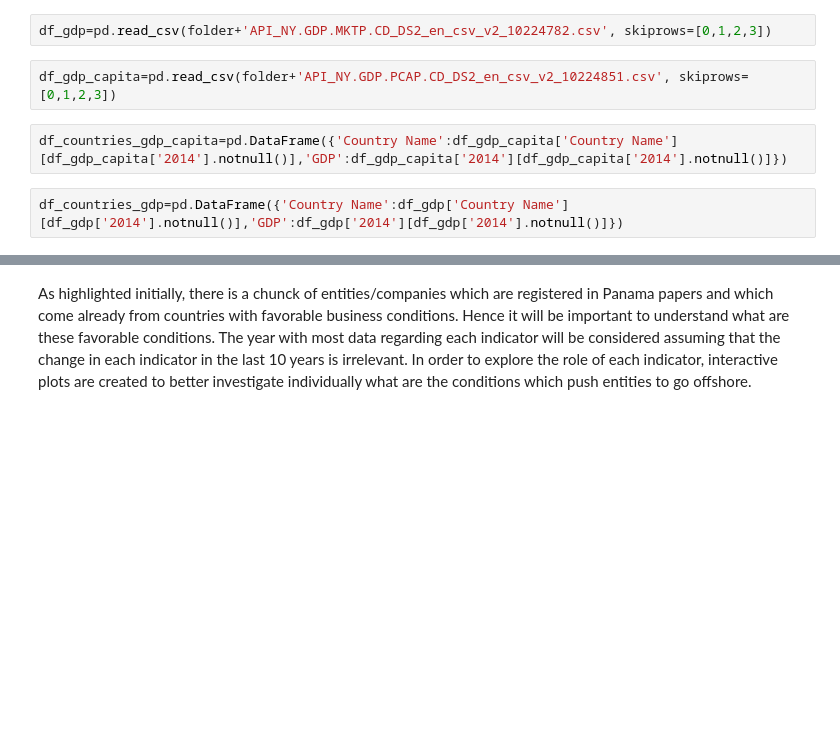
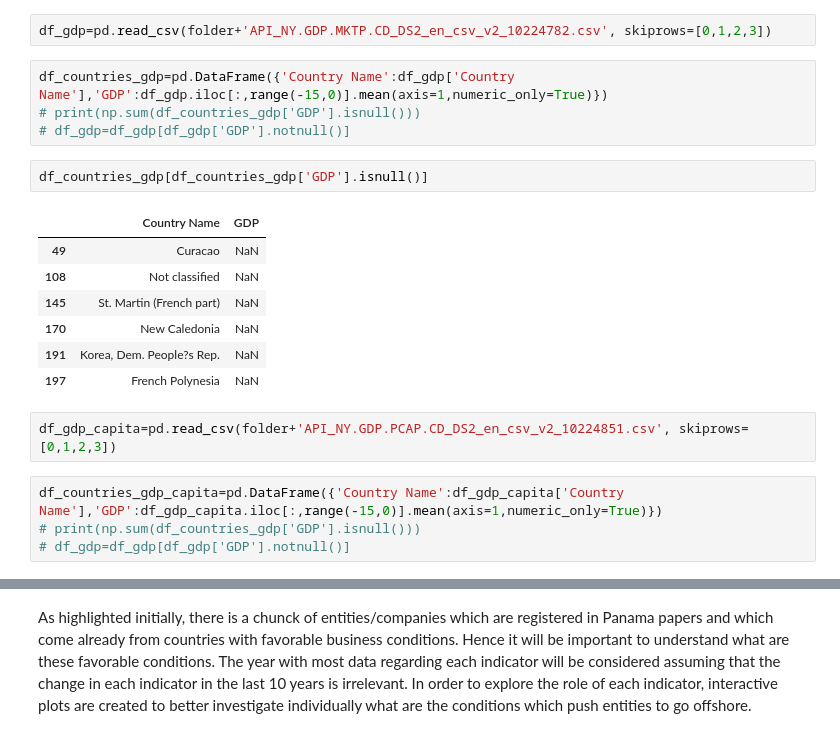
Before and after one commit to eddieshengyuwang/project_ada_akbar, a Jupyter notebook: work_in_progress/Gianluca.ipynb, the cells around one changed output, grey strips where cells are left out. Saved outputs shown, nothing was run; the diff lists cells and outputs as text; blank space fills up the shorter version.

```diff
--- a/work_in_progress/Gianluca.ipynb
+++ b/work_in_progress/Gianluca.ipynb
@@ -113,9 +112,23 @@ n_{w}=\frac{n}{GDP_{indicator}}
 \end{equation*}
 # %%
 df_gdp=pd.read_csv(folder+'API_NY.GDP.MKTP.CD_DS2_en_csv_v2_10224782.csv', skiprows=[0,1,2,3])
+# %%
+df_countries_gdp=pd.DataFrame({'Country Name':df_gdp['Country Name'],'GDP':df_gdp.iloc[:,range(-15,0)].mean(axis=1,numeric_only=True)})
+# print(np.sum(df_countries_gdp['GDP'].isnull()))
+# df_gdp=df_gdp[df_gdp['GDP'].notnull()]
+# %%
+df_countries_gdp[df_countries_gdp['GDP'].isnull()]
+# %% [output]
+|  | Country Name | GDP |
+| 49 | Curacao | NaN |
+| 108 | Not classified | NaN |
+| 145 | St. Martin (French part) | NaN |
+| 170 | New Caledonia | NaN |
+| 191 | Korea, Dem. People?s Rep. | NaN |
+| 197 | French Polynesia | NaN |
 # %%
 df_gdp_capita=pd.read_csv(folder+'API_NY.GDP.PCAP.CD_DS2_en_csv_v2_10224851.csv', skiprows=[0,1,2,3])
 # %%
-df_countries_gdp_capita=pd.DataFrame({'Country Name':df_gdp_capita['Country Name'][df_gdp_capita['2014'].notnull()],'GDP':df_gdp_capita['2014'][df_gdp_capita['2014'].notnull()]})
+df_countries_gdp_capita=pd.DataFrame({'Country Name':df_gdp_capita['Country Name'],'GDP':df_gdp_capita.iloc[:,range(-15,0)].mean(axis=1,numeric_only=True)})
+# print(np.sum(df_countries_gdp['GDP'].isnull()))
+# df_gdp=df_gdp[df_gdp['GDP'].notnull()]
-# %%
-df_countries_gdp=pd.DataFrame({'Country Name':df_gdp['Country Name'][df_gdp['2014'].notnull()],'GDP':df_gdp['2014'][df_gdp['2014'].notnull()]})
```
Also changed, not shown: parts of 28 cells of this notebook.
